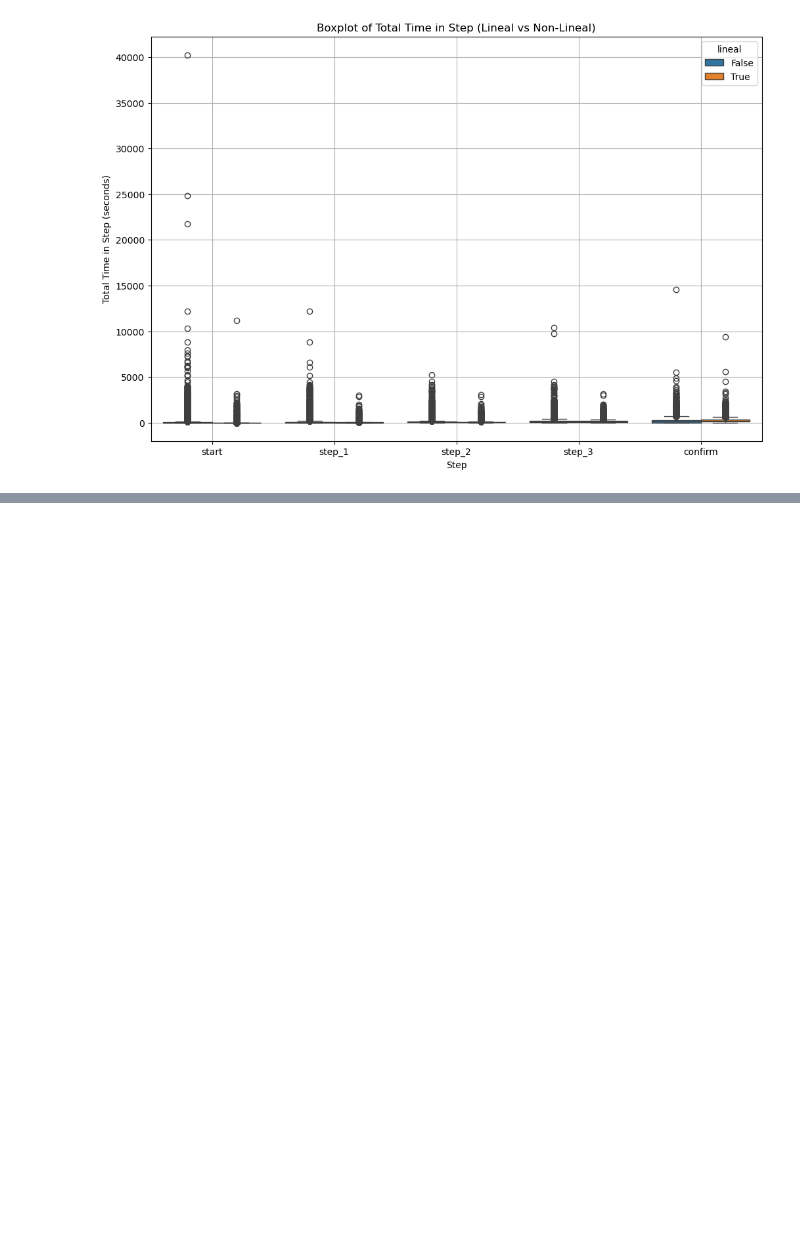
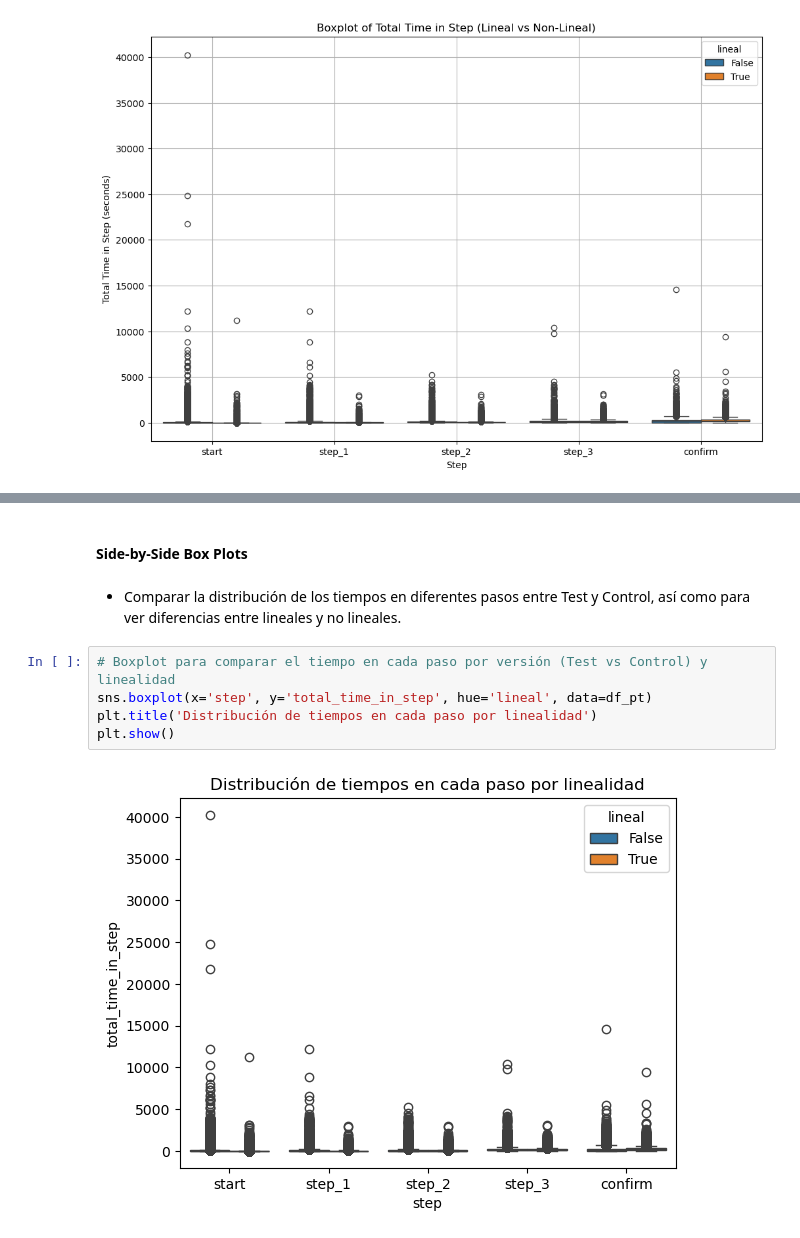
Before and after one commit to adrianlardies/vanguard-ab-test, a Jupyter notebook: main.ipynb, the cells around one changed output, grey strips where cells are left out. Saved outputs shown, nothing was run; the diff lists cells and outputs as text; blank space fills up the shorter version.

```diff
--- a/main.ipynb
+++ b/main.ipynb
@@ -1382,0 +1467,11 @@ plt.show()
+# %% [markdown]
+#### Side-by-Side Box Plots
+# %% [markdown]
+- Comparar la distribución de los tiempos en diferentes pasos entre Test y Control, así como para ver diferencias entre lineales y no lineales.
+# %%
+# Boxplot para comparar el tiempo en cada paso por versión (Test vs Control) y linealidad
+sns.boxplot(x='step', y='total_time_in_step', hue='lineal', data=df_pt)
+plt.title('Distribución de tiempos en cada paso por linealidad')
+plt.show()
+# %% [output]
+[figure, added]
```
Also changed, not shown: parts of 52 cells of this notebook.
